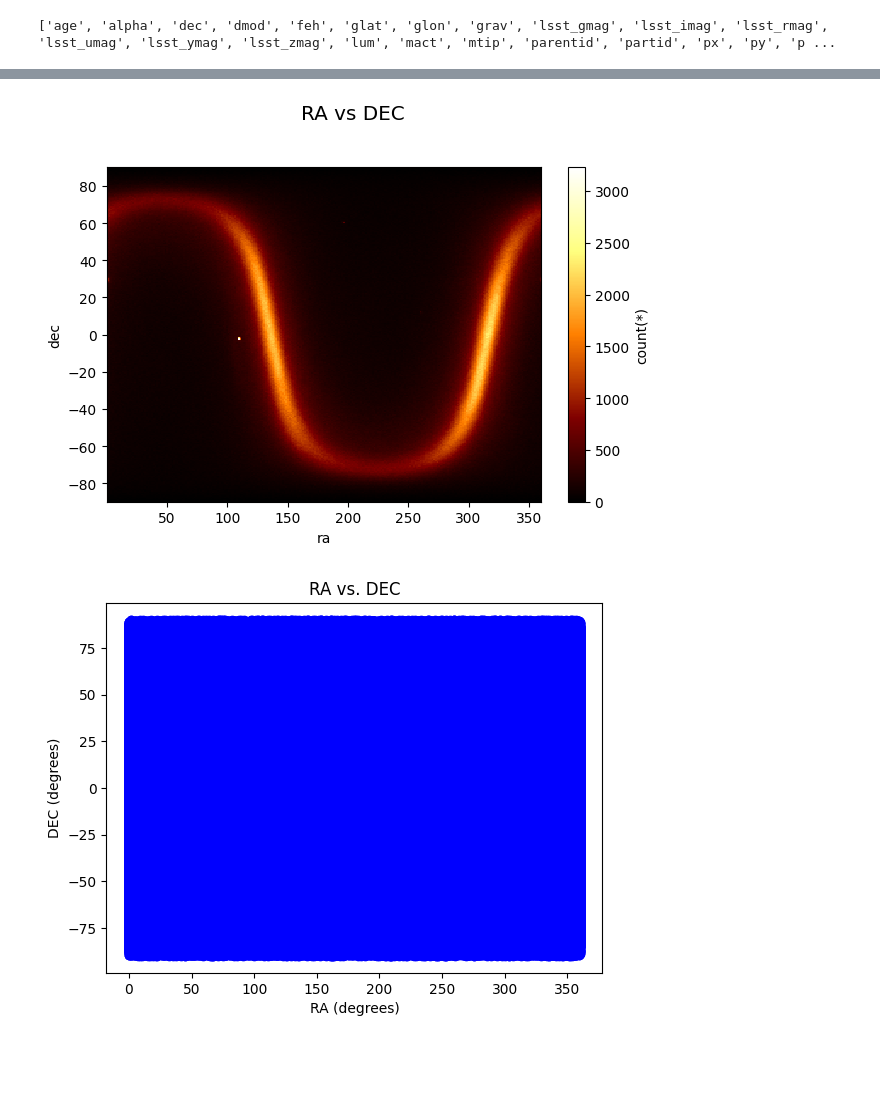
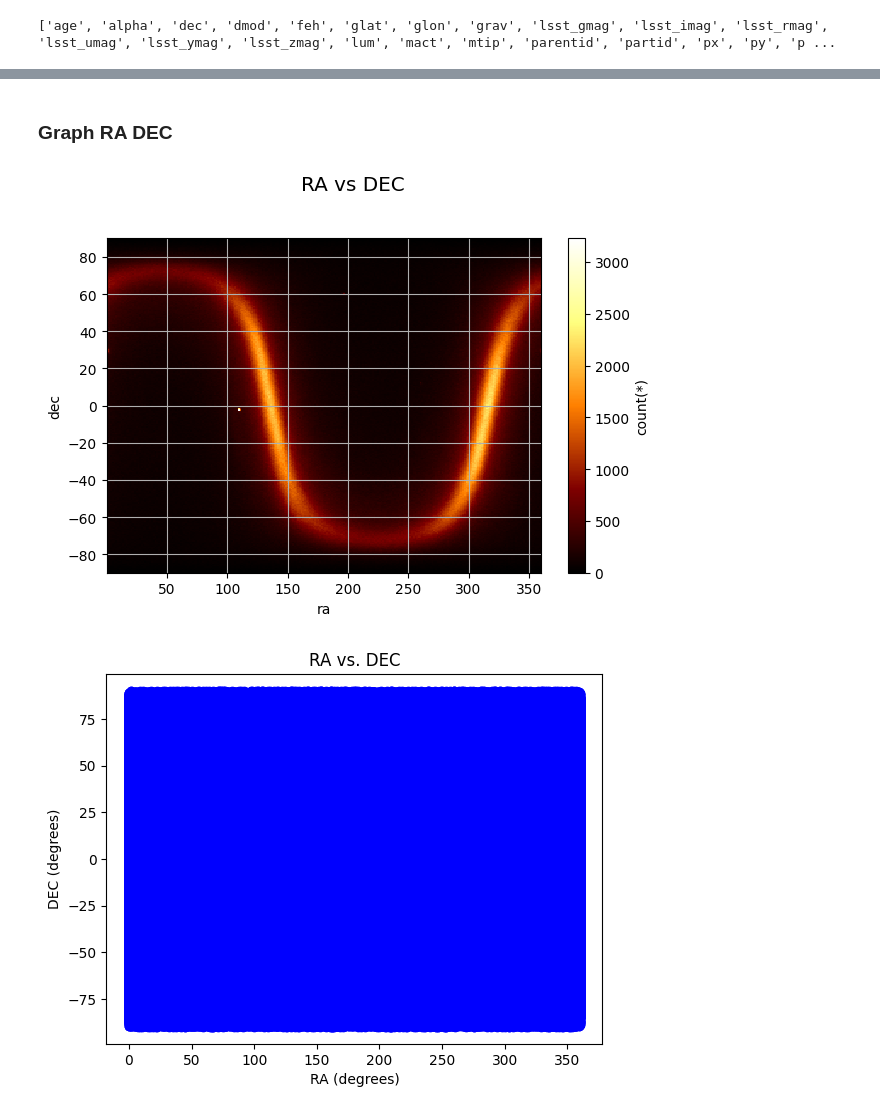
Before and after one commit to aeden2019/ananke_vera_rubin, a Jupyter notebook: vera_rubin.ipynb, the cells around one changed output, grey strips where cells are left out. Cells and saved outputs as stored; diff of their text form; code cells hidden in the pictures; blank space fills up the shorter version.

```diff
--- a/vera_rubin.ipynb
+++ b/vera_rubin.ipynb
@@ -253,14 +255,14 @@ for i, col in enumerate(column_names):
 # %%
 # Plot Magnitudes
+# %% [markdown]
+### Graph RA DEC
 # %%
-# Plot RA vs DEC
-df.plot(x='ra', y='dec', title='RA vs DEC')
+# Plot RA vs DEC with a heatmap
+df.viz.heatmap(x='ra', y='dec', title='RA vs DEC')
+plt.grid(True)
 plt.show()
-
-# Find how to plot Ra with astropy
-# Activate grid
 # %% [output]
-[figure, old version]
+[figure, new version]
 # %%
 # Plot RA DEC with astropy
 from astropy.coordinates import SkyCoord
```
Also changed, not shown: parts of 7 cells of this notebook.
